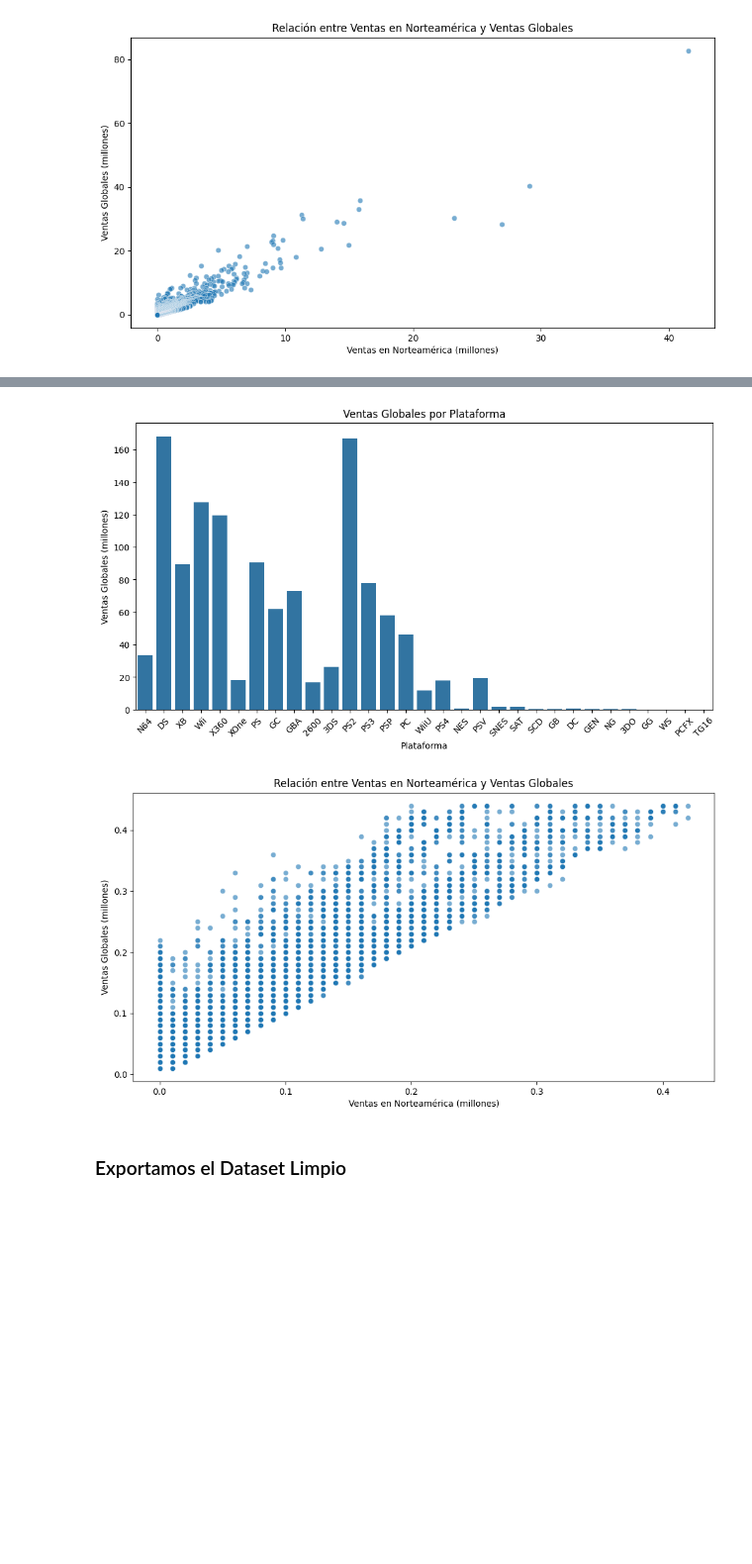
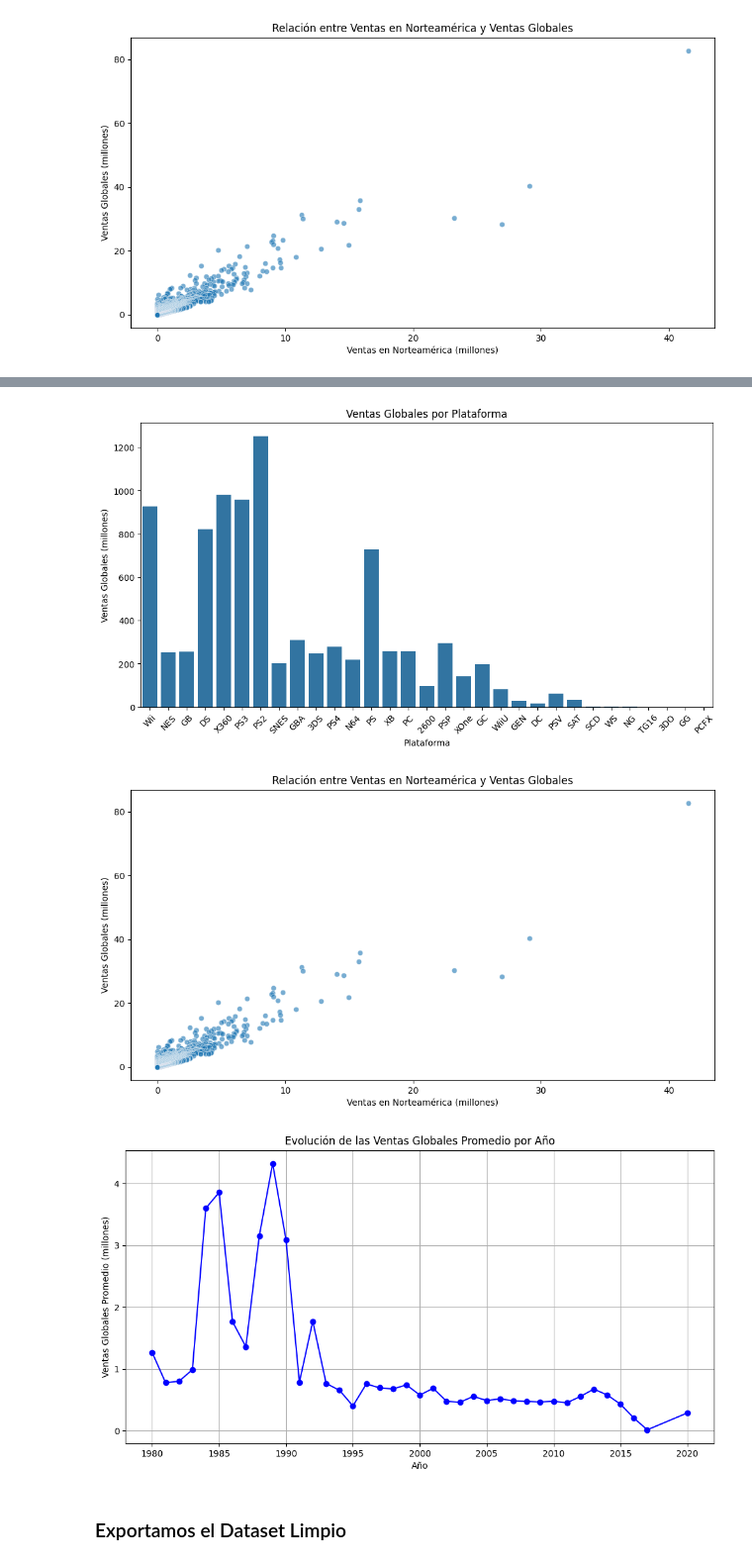
Before and after one commit to DanielAlejandro-Analytics/Video-Game-Sales, a Jupyter notebook: Games-Cleaning.ipynb, the cells around one changed output, grey strips where cells are left out. Shown at 99% size. Saved outputs shown, nothing was run; the diff lists cells and outputs as text; code cells hidden in the pictures; blank space fills up the shorter version.

```diff
--- a/Games-Cleaning.ipynb
+++ b/Games-Cleaning.ipynb
@@ -324,3 +337,21 @@ for col in columns_with_outliers:
     df = remove_outliers(df, col)
 
 # Ahora df no tiene outliers en las columnas especificadas
+# %%
+# Lista de columnas con outliers (adaptada a las columnas existentes en df)
+columns_with_outliers = ['NA_Sales', 'EU_Sales', 'JP_Sales', 'Other_Sales', 'Global_Sales']
+
+# Definir una función para eliminar solo los outliers por debajo del límite inferior
+def remove_lower_outliers(df, column):
+    Q1 = df[column].quantile(0.25)
+    Q3 = df[column].quantile(0.75)
+    IQR = Q3 - Q1
+    lower_bound = Q1 - 1.5 * IQR
+    df = df[df[column] >= lower_bound]
+    return df
+
+# Aplicar la función para eliminar los outliers inferiores en las columnas especificadas
+for col in columns_with_outliers:
+    df = remove_lower_outliers(df, col)
+
+# Ahora df no tiene outliers inferiores en las columnas especificadas
@@ -374,7 +409,7 @@ plt.ylabel("Ventas Globales (millones)")
 plt.xlabel("Plataforma")
 plt.show()
 # %% [output]
-[figure, old version]
+[figure, new version]
 # %%
 plt.figure(figsize=(12, 6))
 
@@ -386,7 +421,22 @@ plt.xlabel('Ventas en Norteamérica (millones)')
 plt.ylabel('Ventas Globales (millones)')
 plt.show()
 # %% [output]
-[figure, old version]
+[figure, new version]
+# %%
+# Agrupar por año y calcular las ventas globales promedio
+sales_by_year = df.groupby('Year')['Global_Sales'].mean()
+
+# Crear el gráfico de líneas
+plt.figure(figsize=(12, 6))
+sales_by_year.plot(kind='line', marker='o', color='b')
+
+plt.title('Evolución de las Ventas Globales Promedio por Año')
+plt.xlabel('Año')
+plt.ylabel('Ventas Globales Promedio (millones)')
+plt.grid(True)
+plt.show()
+# %% [output]
+[figure, added]
 # %% [markdown]
 ### Exportamos el Dataset Limpio
 # %%
```
Also changed, not shown: parts of 9 cells of this notebook, 2 other files.
